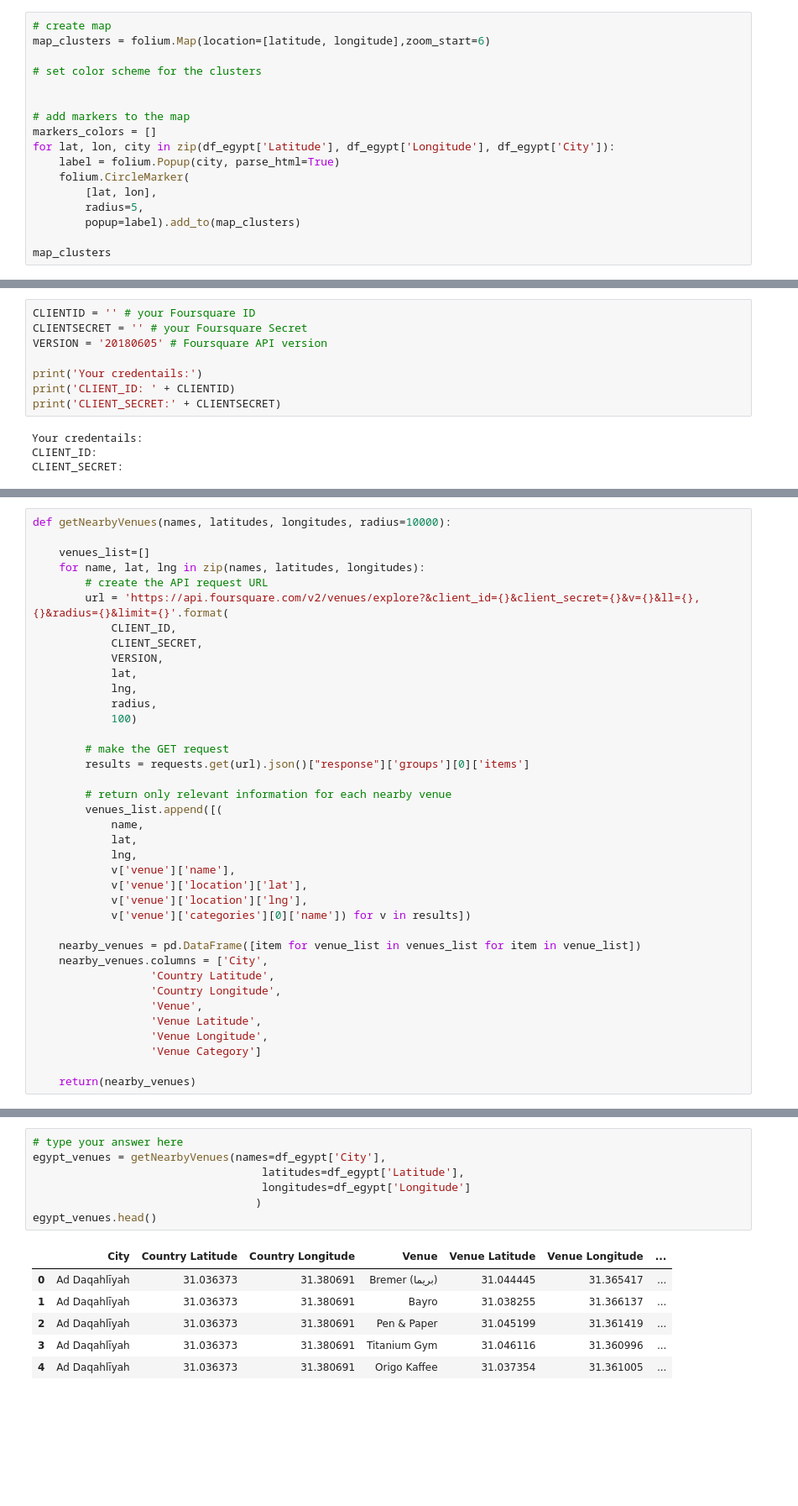
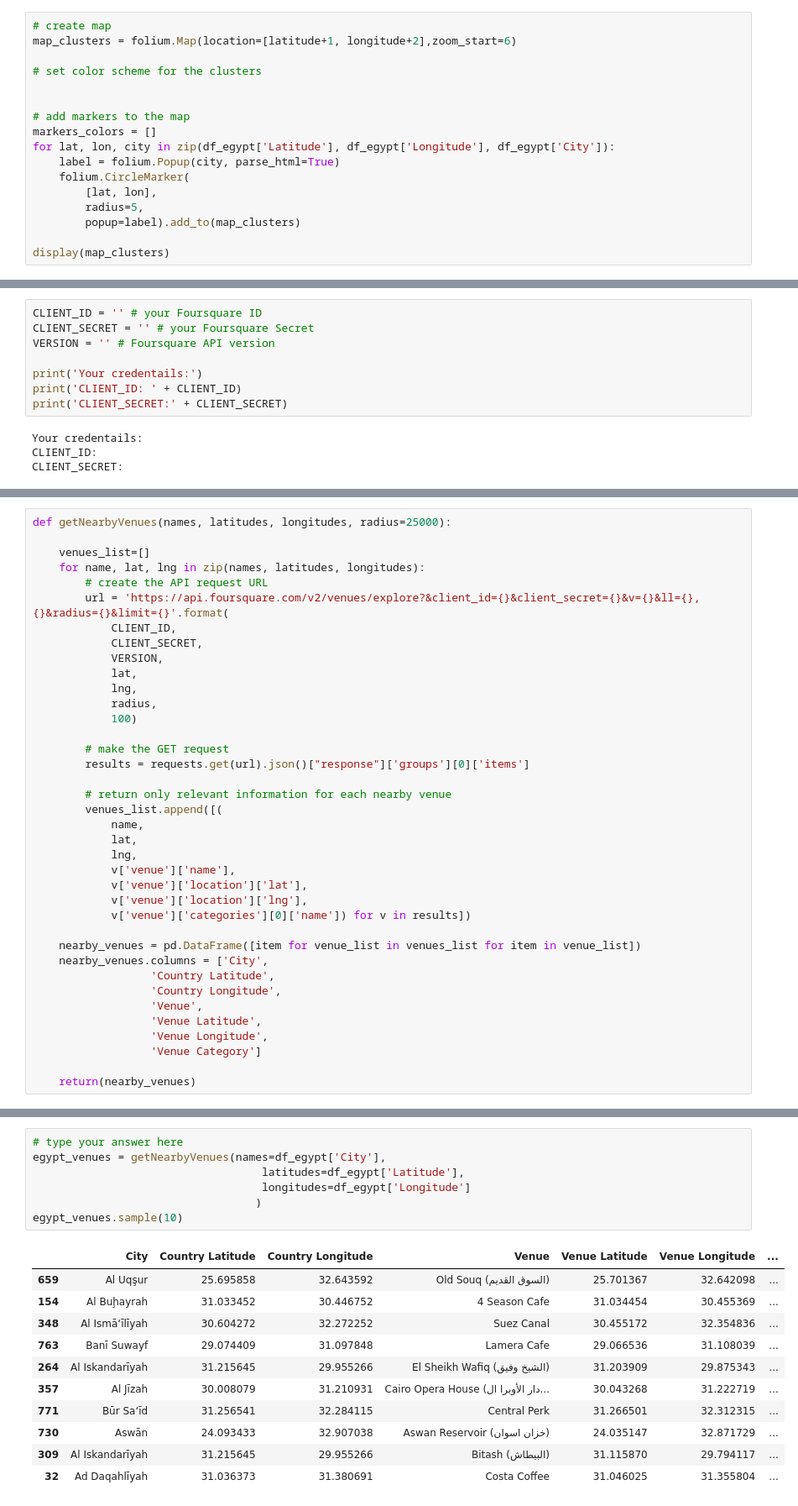
Before and after one commit to Abdallhss/Coursera-IBM-Applied-Data-Science-Capstone, a Jupyter notebook: IBM_Coursera_Capstone_Battle_of_Neighborhoods.ipynb, the cells around one changed output, grey strips where cells are left out. Shown at 84% size. Saved outputs shown, nothing was run; the diff lists cells and outputs as text; blank space fills up the shorter version.

```diff
--- a/IBM_Coursera_Capstone_Battle_of_Neighborhoods.ipynb
+++ b/IBM_Coursera_Capstone_Battle_of_Neighborhoods.ipynb
@@ -84,7 +86,7 @@ The geograpical coordinate of Egypt are 26.2540493, 29.2675469.
 We can now use folium package to visulaize the country with different cities around it.
 # %%
 # create map
-map_clusters = folium.Map(location=[latitude, longitude],zoom_start=6)
+map_clusters = folium.Map(location=[latitude+1, longitude+2],zoom_start=6)
 
 # set color scheme for the clusters
 
@@ -98,19 +100,19 @@ for lat, lon, city in zip(df_egypt['Latitude'], df_egypt['Longitude'], df_egypt[
         radius=5,
         popup=label).add_to(map_clusters)
 
-map_clusters
+display(map_clusters)
 # %% [output]
 [interactive output not drawn]
 # %% [markdown]
 We need to provide some user data to use the Foursquare API.
 # %%
-CLIENTID = '' # your Foursquare ID
-CLIENTSECRET = '' # your Foursquare Secret
-VERSION = '20180605' # Foursquare API version
+CLIENT_ID = '' # your Foursquare ID
+CLIENT_SECRET = '' # your Foursquare Secret
+VERSION = '' # Foursquare API version
 
 print('Your credentails:')
-print('CLIENT_ID: ' + CLIENTID)
-print('CLIENT_SECRET:' + CLIENTSECRET)
+print('CLIENT_ID: ' + CLIENT_ID)
+print('CLIENT_SECRET:' + CLIENT_SECRET)
 # %% [output]
 Your credentails:
 CLIENT_ID:
@@ -120,6 +157,6 @@ After collecting the locations of different cities across Egypt, we can use Four
 For each venue, we extract its name, location, and category. Different cities can be compared based on the popularity of each category.
 # %%
-def getNearbyVenues(names, latitudes, longitudes, radius=10000):
+def getNearbyVenues(names, latitudes, longitudes, radius=25000):
 
     venues_list=[]
     for name, lat, lng in zip(names, latitudes, longitudes):
@@ -161,17 +196,22 @@ We retrieved the popular venues across the country. We could get about 822 venue
 # %%
 # type your answer here
 egypt_venues = getNearbyVenues(names=df_egypt['City'],
                                    latitudes=df_egypt['Latitude'],
                                    longitudes=df_egypt['Longitude']
                                   )
-egypt_venues.head()
+egypt_venues.sample(10)
 # %% [output]
 |  | City | Country Latitude | Country Longitude | Venue | Venue Latitude | Venue Longitude | ... |
-| 0 | Ad Daqahlīyah | 31.036373 | 31.380691 | Bremer (بريما) | 31.044445 | 31.365417 | ... |
-| 1 | Ad Daqahlīyah | 31.036373 | 31.380691 | Bayro | 31.038255 | 31.366137 | ... |
-| 2 | Ad Daqahlīyah | 31.036373 | 31.380691 | Pen & Paper | 31.045199 | 31.361419 | ... |
-| 3 | Ad Daqahlīyah | 31.036373 | 31.380691 | Titanium Gym | 31.046116 | 31.360996 | ... |
-| 4 | Ad Daqahlīyah | 31.036373 | 31.380691 | Origo Kaffee | 31.037354 | 31.361005 | ... |
+| 659 | Al Uqşur | 25.695858 | 32.643592 | Old Souq (السوق القديم) | 25.701367 | 32.642098 | ... |
+| 154 | Al Buḩayrah | 31.033452 | 30.446752 | 4 Season Cafe | 31.034454 | 30.455369 | ... |
+| 348 | Al Ismā‘īlīyah | 30.604272 | 32.272252 | Suez Canal | 30.455172 | 32.354836 | ... |
+| 763 | Banī Suwayf | 29.074409 | 31.097848 | Lamera Cafe | 29.066536 | 31.108039 | ... |
+| 264 | Al Iskandarīyah | 31.215645 | 29.955266 | El Sheikh Wafiq (الشيخ وفيق) | 31.203909 | 29.875343 | ... |
+| 357 | Al Jīzah | 30.008079 | 31.210931 | Cairo Opera House (دار الأوبرا ال... | 30.043268 | 31.222719 | ... |
+| 771 | Būr Sa‘īd | 31.256541 | 32.284115 | Central Perk | 31.266501 | 32.312315 | ... |
+| 730 | Aswān | 24.093433 | 32.907038 | Aswan Reservoir (خزان اسوان) | 24.035147 | 32.871729 | ... |
+| 309 | Al Iskandarīyah | 31.215645 | 29.955266 | Bitash (البيطاش) | 31.115870 | 29.794117 | ... |
+| 32 | Ad Daqahlīyah | 31.036373 | 31.380691 | Costa Coffee | 31.046025 | 31.355804 | ... |
 # %%
 egypt_venues.shape
 # %% [output]
```
Also changed, not shown: parts of 40 cells of this notebook, 2 other files.
